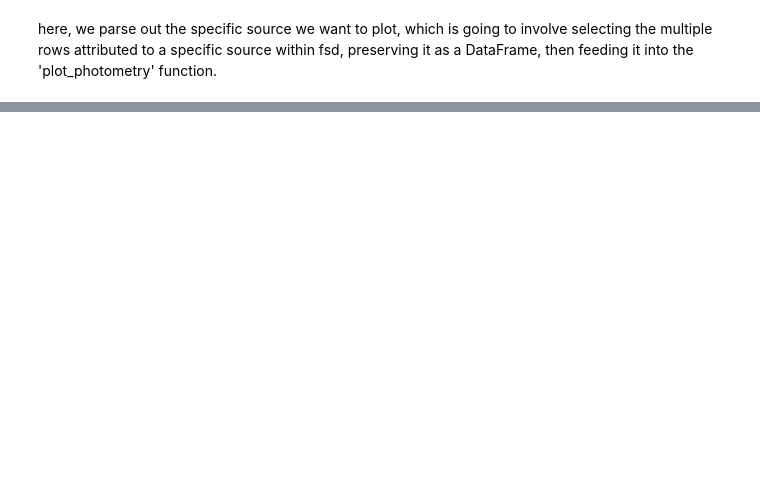
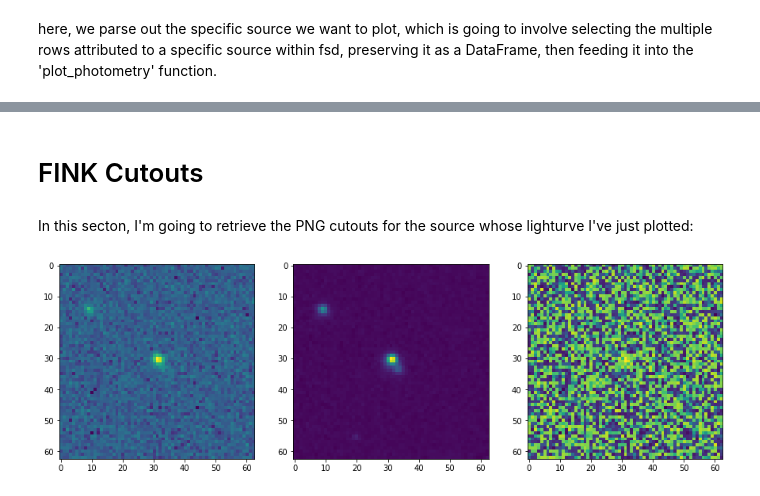
Before and after one commit to CallanG258/Project_VAST_FINK, a Jupyter notebook: FINK Lightcurve Plotting.ipynb, the cells around one changed output, grey strips where cells are left out. Cells and saved outputs as stored; diff of their text form; code cells hidden in the pictures; blank space fills up the shorter version.

Commit message:
Notebook cleanup, Lightcurve and Eta - V edits

```diff
--- a/FINK Lightcurve Plotting.ipynb
+++ b/FINK Lightcurve Plotting.ipynb
@@ -160,12 +166,22 @@ So what I want to do here is query all the FINK data for the catalogue sources,
 #retreiving object data for several objects at once using the objectId list (with upperlim):
 Idlist=my_sources['objectId'].to_list()
 
+#defining column array for cutouts
+cutouts=[
+'b:cutoutScience_stampData',
+'b:cutoutTemplate_stampData',
+'b:cutoutDifference_stampData'
+]
+
+#this is the request made to the fink portal to pull out the info for each source
 r = requests.post(
   'https://fink-portal.org/api/v1/objects',
   json={
     'objectId': ','.join(Idlist),
     'output-format': 'json',
-    'withupperlim': 'True'
+    'withcutouts': 'True',
+    'cols': ','.join(cutouts),
+    'withupperlim': 'True' #important for lightcurve plotting
   }
 )
 # %%
@@ -230,0 +244,12 @@ plot_photometry(fsd_source)
+# %% [markdown]
+# FINK Cutouts
+# %% [markdown]
+In this secton, I'm going to retrieve the PNG cutouts for the source whose lighturve I've just plotted:
+# %%
+fig, axes = plt.subplots(1, 3, figsize=(15, 6))
+
+for col in cutouts:
+    data = fsd_source[col].values[0]
+    axes[cutouts.index(col)].imshow(np.arcsinh(data))
+# %% [output]
+[figure, added]
```
Also changed, not shown: parts of 8 cells of this notebook, 1 other file.
